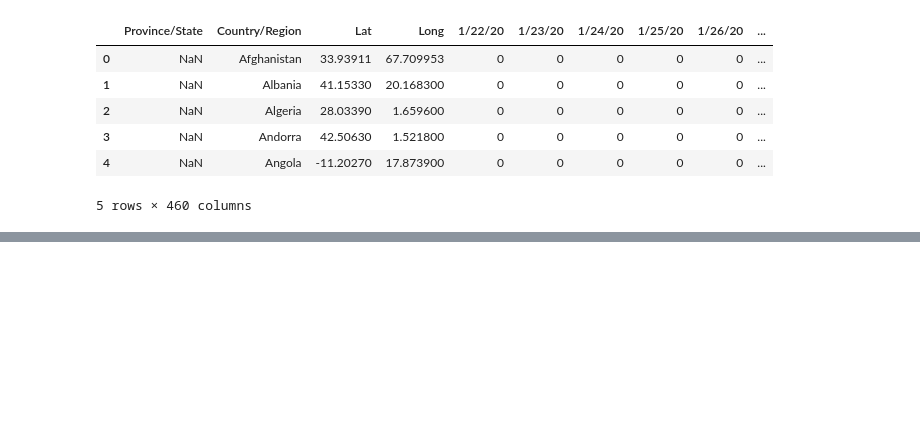
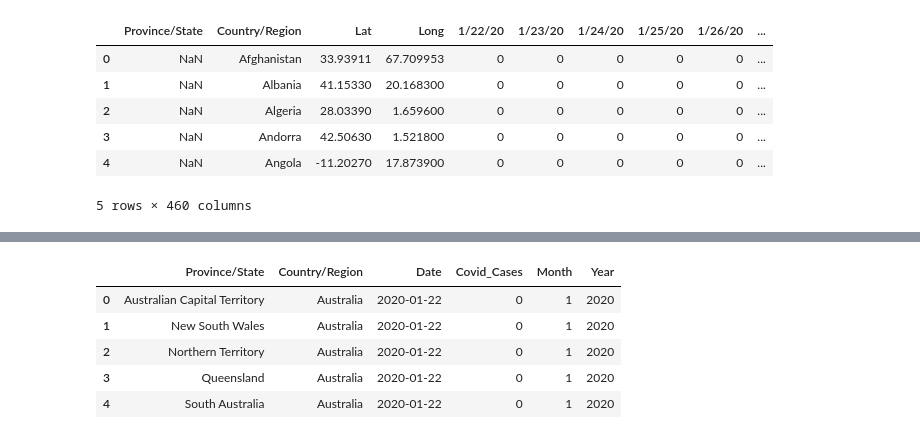
Before and after one commit to rfcamo/group5project, a Jupyter notebook: Covid Data Clean.ipynb, the cells around one changed output, grey strips where cells are left out. Saved outputs shown, nothing was run; the diff lists cells and outputs as text; code cells hidden in the pictures; blank space fills up the shorter version.

```diff
--- a/Covid Data Clean.ipynb
+++ b/Covid Data Clean.ipynb
@@ -39,5 +39,6 @@ recovered_data.head()
 5 rows × 460 columns
 # %%
 cases_data = cases_data.drop(["Lat", "Long"], axis = 1)
-deathes_data = deaths_data.drop(["Lat", "Long"], axis = 1)
+deaths_data = deaths_data.drop(["Lat", "Long"], axis = 1)
 recovered_data = recovered_data.drop(["Lat", "Long"], axis = 1)
+cases_data.head()
@@ -73,4 +94,14 @@ australian_cases_melt.head(10)
 # %%
 australian_cases_melt["Month"] = australian_cases_melt["Date"].dt.month
+australian_deaths_melt["Month"] = australian_deaths_melt["Date"].dt.month
+australian_recovered_melt["Month"] = australian_recovered_melt["Date"].dt.month
+australian_cases_melt.head()
+# %% [output]
+|  | Province/State | Country/Region | Date | Covid_Cases | Month | Year |
+| 0 | Australian Capital Territory | Australia | 2020-01-22 | 0 | 1 | 2020 |
+| 1 | New South Wales | Australia | 2020-01-22 | 0 | 1 | 2020 |
+| 2 | Northern Territory | Australia | 2020-01-22 | 0 | 1 | 2020 |
+| 3 | Queensland | Australia | 2020-01-22 | 0 | 1 | 2020 |
+| 4 | South Australia | Australia | 2020-01-22 | 0 | 1 | 2020 |
 # %%
 australian_cases_melt["Year"] = australian_cases_melt["Date"].dt.year
```
Also changed, not shown: parts of 7 cells of this notebook.
